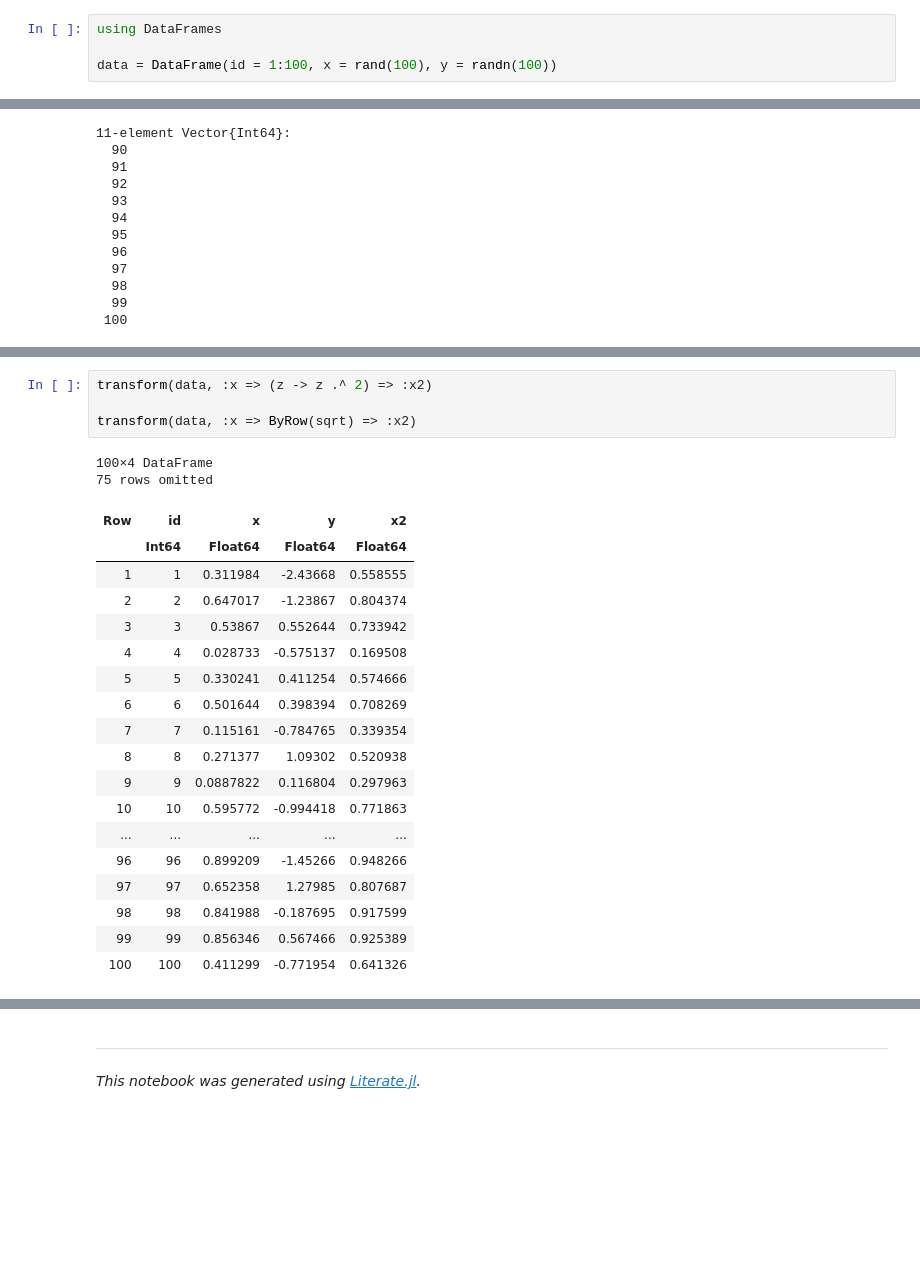
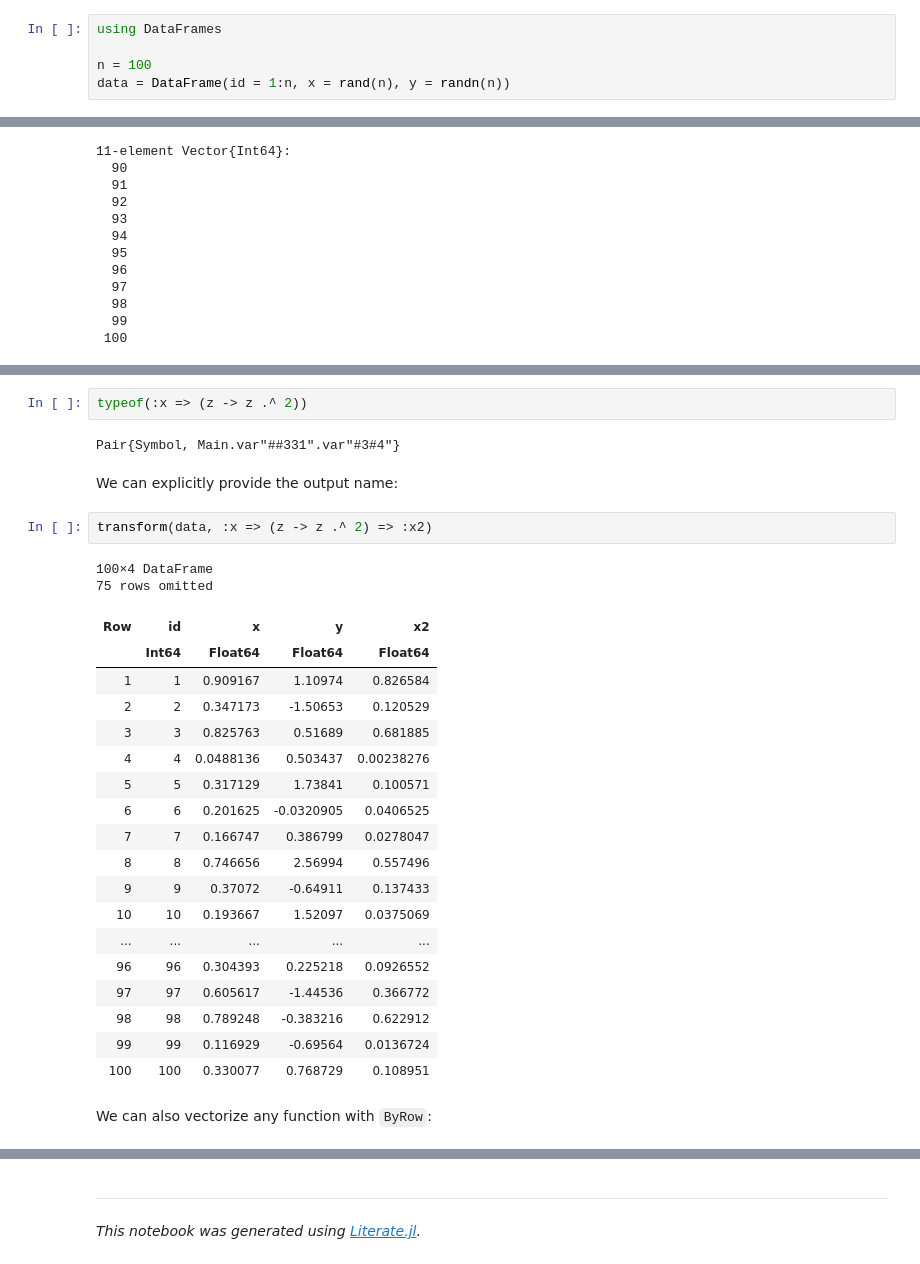
Before and after one commit to ErickChacon/julia-tutorial, a Jupyter notebook: notebooks/20-dataframes.ipynb, the cells around one changed output, grey strips where cells are left out. Saved outputs shown, nothing was run; the diff lists cells and outputs as text; blank space fills up the shorter version.

```diff
--- a/notebooks/20-dataframes.ipynb
+++ b/notebooks/20-dataframes.ipynb
@@ -3,7 +9,8 @@
 # %%
 using DataFrames
 
-data = DataFrame(id = 1:100, x = rand(100), y = randn(100))
+n = 100
+data = DataFrame(id = 1:n, x = rand(n), y = randn(n))
 # %% [output]
 100×3 DataFrame
 75 rows omitted
@@ -117,25 +233,31 @@ data[1:10, 1:2]
+# %%
+typeof(:x => (z -> z .^ 2))
+# %% [output]
+Pair{Symbol, Main.var"##331".var"#3#4"}
+# %% [markdown]
+We can explicitly provide the output name:
 # %%
 transform(data, :x => (z -> z .^ 2) => :x2)
-
-transform(data, :x => ByRow(sqrt) => :x2)
 # %% [output]
 100×4 DataFrame
 75 rows omitted
 | Row | id | x | y | x2 |
 |  | Int64 | Float64 | Float64 | Float64 |
-| 1 | 1 | 0.311984 | -2.43668 | 0.558555 |
-| 2 | 2 | 0.647017 | -1.23867 | 0.804374 |
-| 3 | 3 | 0.53867 | 0.552644 | 0.733942 |
-| 4 | 4 | 0.028733 | -0.575137 | 0.169508 |
-| 5 | 5 | 0.330241 | 0.411254 | 0.574666 |
-| 6 | 6 | 0.501644 | 0.398394 | 0.708269 |
-| 7 | 7 | 0.115161 | -0.784765 | 0.339354 |
-| 8 | 8 | 0.271377 | 1.09302 | 0.520938 |
-| 9 | 9 | 0.0887822 | 0.116804 | 0.297963 |
-| 10 | 10 | 0.595772 | -0.994418 | 0.771863 |
+| 1 | 1 | 0.909167 | 1.10974 | 0.826584 |
+| 2 | 2 | 0.347173 | -1.50653 | 0.120529 |
+| 3 | 3 | 0.825763 | 0.51689 | 0.681885 |
+| 4 | 4 | 0.0488136 | 0.503437 | 0.00238276 |
+| 5 | 5 | 0.317129 | 1.73841 | 0.100571 |
+| 6 | 6 | 0.201625 | -0.0320905 | 0.0406525 |
+| 7 | 7 | 0.166747 | 0.386799 | 0.0278047 |
+| 8 | 8 | 0.746656 | 2.56994 | 0.557496 |
+| 9 | 9 | 0.37072 | -0.64911 | 0.137433 |
+| 10 | 10 | 0.193667 | 1.52097 | 0.0375069 |
 | ... | ... | ... | ... | ... |
-| 96 | 96 | 0.899209 | -1.45266 | 0.948266 |
-| 97 | 97 | 0.652358 | 1.27985 | 0.807687 |
-| 98 | 98 | 0.841988 | -0.187695 | 0.917599 |
-| 99 | 99 | 0.856346 | 0.567466 | 0.925389 |
-| 100 | 100 | 0.411299 | -0.771954 | 0.641326 |
+| 96 | 96 | 0.304393 | 0.225218 | 0.0926552 |
+| 97 | 97 | 0.605617 | -1.44536 | 0.366772 |
+| 98 | 98 | 0.789248 | -0.383216 | 0.622912 |
+| 99 | 99 | 0.116929 | -0.69564 | 0.0136724 |
+| 100 | 100 | 0.330077 | 0.768729 | 0.108951 |
+# %% [markdown]
+We can also vectorize any function with `ByRow`:
```
Also changed, not shown: parts of 42 cells of this notebook, 7 other files.
